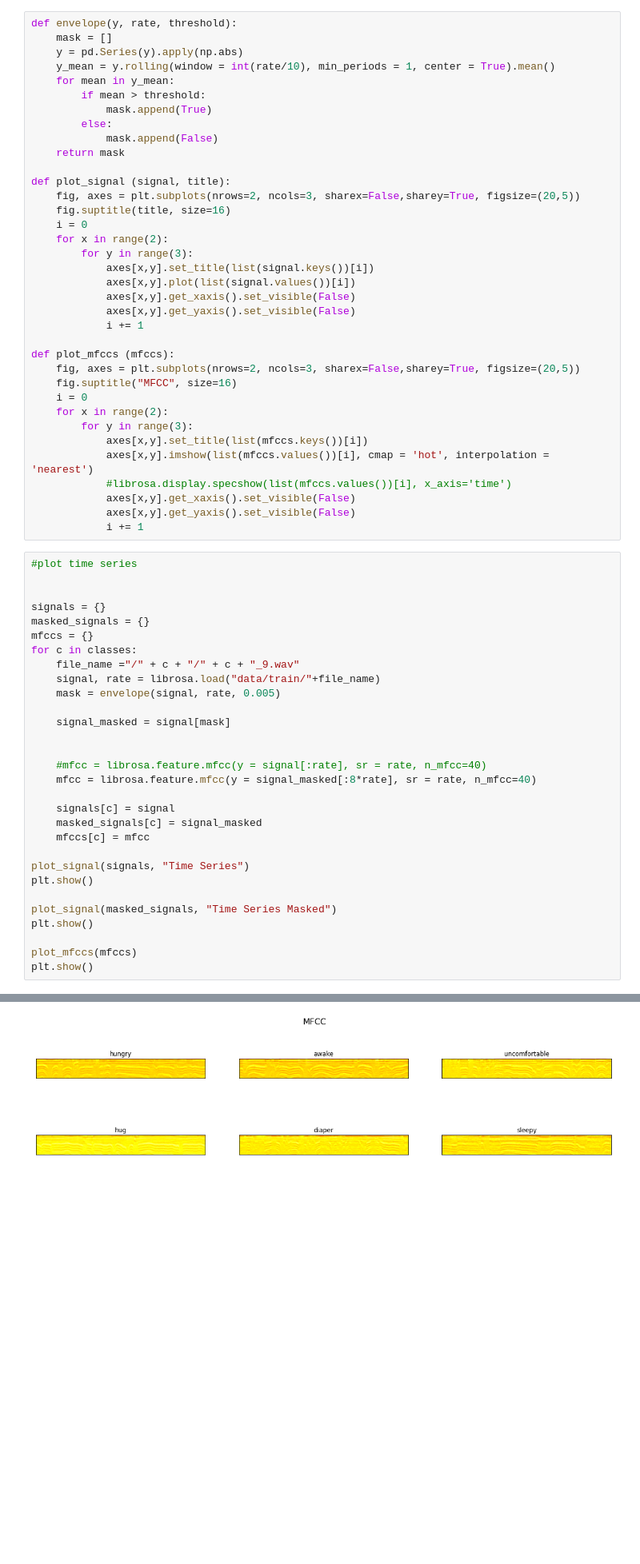
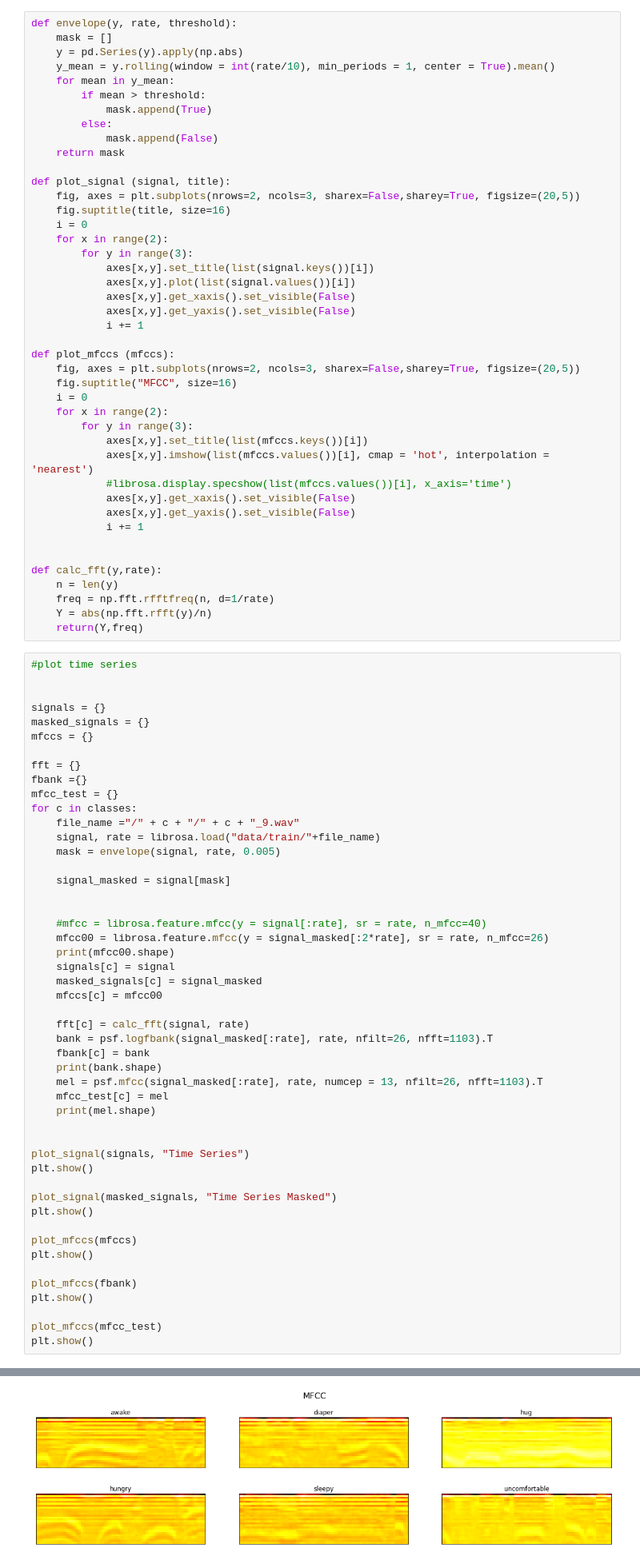
Before and after one commit to duanxiaoyangduan/soundclass, a Jupyter notebook: sound_class_data.ipynb, the cells around one changed output, grey strips where cells are left out. Shown: that part at 80% size. Saved outputs shown, nothing was run; the diff lists cells and outputs as text; blank space fills up the shorter version.

```diff
--- a/sound_class_data.ipynb
+++ b/sound_class_data.ipynb
@@ -118,6 +119,13 @@ def plot_mfccs (mfccs):
             axes[x,y].get_xaxis().set_visible(False)
             axes[x,y].get_yaxis().set_visible(False)
             i += 1
+
+
+def calc_fft(y,rate):
+    n = len(y)
+    freq = np.fft.rfftfreq(n, d=1/rate)
+    Y = abs(np.fft.rfft(y)/n)
+    return(Y,freq)
 # %%
 #plot time series
 
@@ -125,6 +133,10 @@ def plot_mfccs (mfccs):
 signals = {}
 masked_signals = {}
 mfccs = {}
+
+fft = {}
+fbank ={}
+mfcc_test = {}
 for c in classes:
     file_name ="/" + c + "/" + c + "_9.wav"
     signal, rate = librosa.load("data/train/"+file_name)
@@ -134,11 +146,20 @@ for c in classes:
 
 
     #mfcc = librosa.feature.mfcc(y = signal[:rate], sr = rate, n_mfcc=40)
-    mfcc = librosa.feature.mfcc(y = signal_masked[:8*rate], sr = rate, n_mfcc=40)
-
+    mfcc00 = librosa.feature.mfcc(y = signal_masked[:2*rate], sr = rate, n_mfcc=26)
+    print(mfcc00.shape)
     signals[c] = signal
     masked_signals[c] = signal_masked
-    mfccs[c] = mfcc
+    mfccs[c] = mfcc00
+
+    fft[c] = calc_fft(signal, rate)
+    bank = psf.logfbank(signal_masked[:rate], rate, nfilt=26, nfft=1103).T
+    fbank[c] = bank
+    print(bank.shape)
+    mel = psf.mfcc(signal_masked[:rate], rate, numcep = 13, nfilt=26, nfft=1103).T
+    mfcc_test[c] = mel
+    print(mel.shape)
+
 
 plot_signal(signals, "Time Series")
 plt.show()
@@ -148,4 +169,10 @@ plt.show()
 
 plot_mfccs(mfccs)
 plt.show()
+
+plot_mfccs(fbank)
+plt.show()
+
+plot_mfccs(mfcc_test)
+plt.show()
 # %% [output]
@@ -154 +199 @@ plt.show()
-[figure, old version]
+[figure, new version]
```
Also changed, not shown: parts of 2 cells of this notebook, 7 other files.
